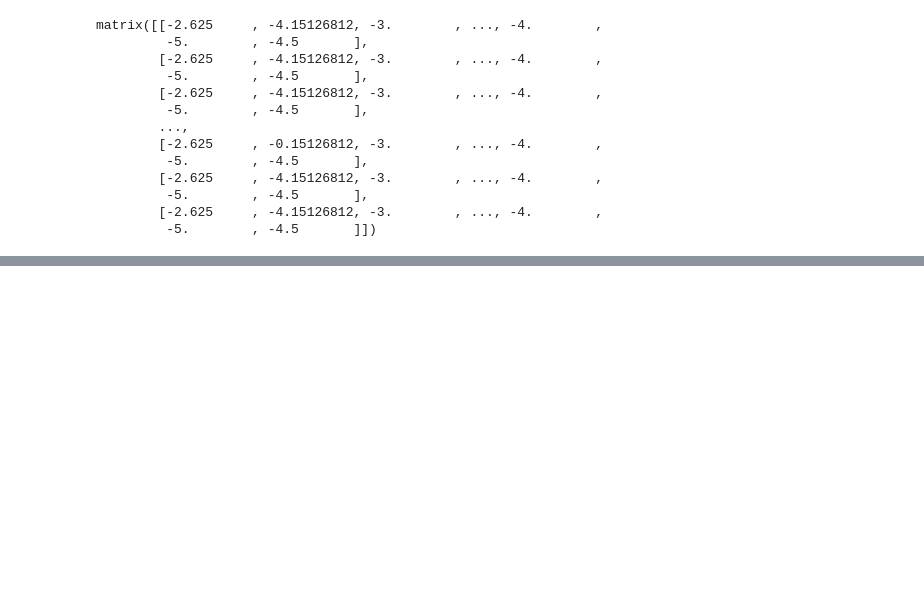
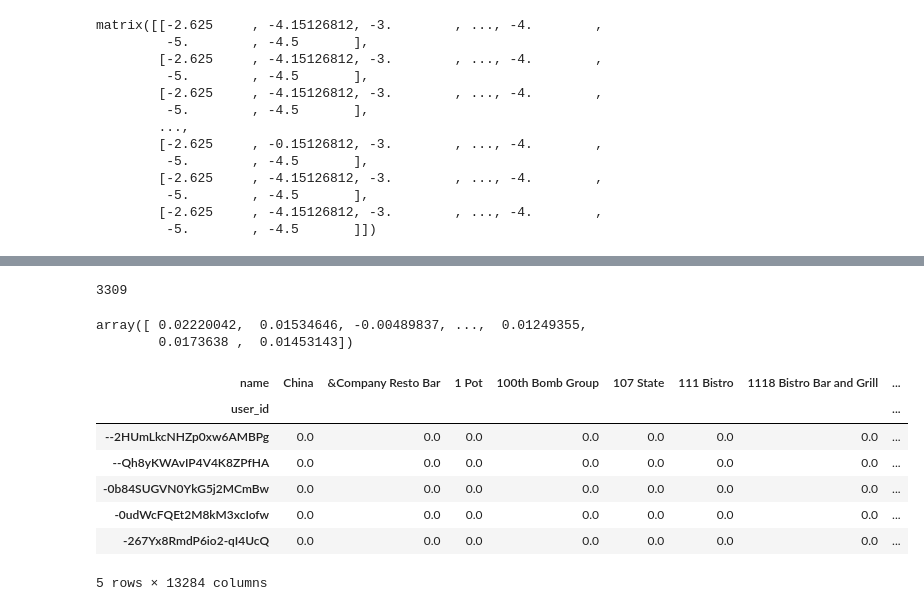
Before and after one commit to mavalos90/IH_final_project, a Jupyter notebook: code/2.Recommender.ipynb, the cells around one changed output, grey strips where cells are left out. Drawn from its saved outputs; the diff is of its cells as text; code cells hidden in the pictures; blank space fills up the shorter version.

```diff
--- a/code/2.Recommender.ipynb
+++ b/code/2.Recommender.ipynb
@@ -197,0 +294,20 @@ Int64Index([      1,       4,      27,      29,      34,      35,      43,
+# %%
+utility_matrix.index.get_loc('zFCuveEe6M-ijY1iy23IJg')
+# %% [output]
+3309
+# %%
+new_X[3309, :]
+# %% [output]
+array([ 0.02220042,  0.01534646, -0.00489837, ...,  0.01249355,
+        0.0173638 ,  0.01453143])
+# %%
+utility_matrix.head()
+# %% [output]
+| name | China | &Company Resto Bar | 1 Pot | 100th Bomb Group | 107 State | 111 Bistro | 1118 Bistro Bar and Grill | ... |
+| user_id |  |  |  |  |  |  |  | ... |
+| --2HUmLkcNHZp0xw6AMBPg | 0.0 | 0.0 | 0.0 | 0.0 | 0.0 | 0.0 | 0.0 | ... |
+| --Qh8yKWAvIP4V4K8ZPfHA | 0.0 | 0.0 | 0.0 | 0.0 | 0.0 | 0.0 | 0.0 | ... |
+| -0b84SUGVN0YkG5j2MCmBw | 0.0 | 0.0 | 0.0 | 0.0 | 0.0 | 0.0 | 0.0 | ... |
+| -0udWcFQEt2M8kM3xcIofw | 0.0 | 0.0 | 0.0 | 0.0 | 0.0 | 0.0 | 0.0 | ... |
+| -267Yx8RmdP6io2-qI4UcQ | 0.0 | 0.0 | 0.0 | 0.0 | 0.0 | 0.0 | 0.0 | ... |
+5 rows × 13284 columns
```
Also changed, not shown: parts of 35 cells of this notebook.
